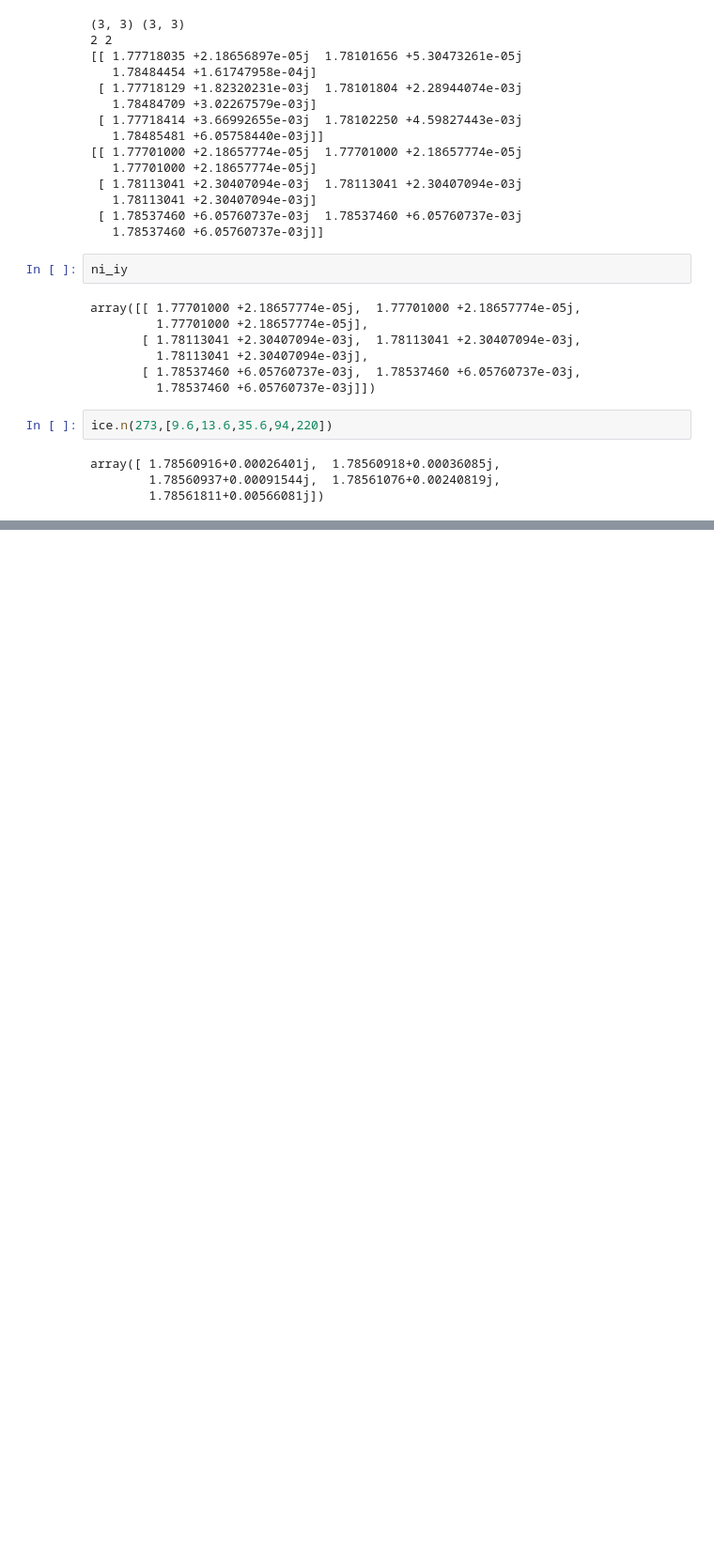
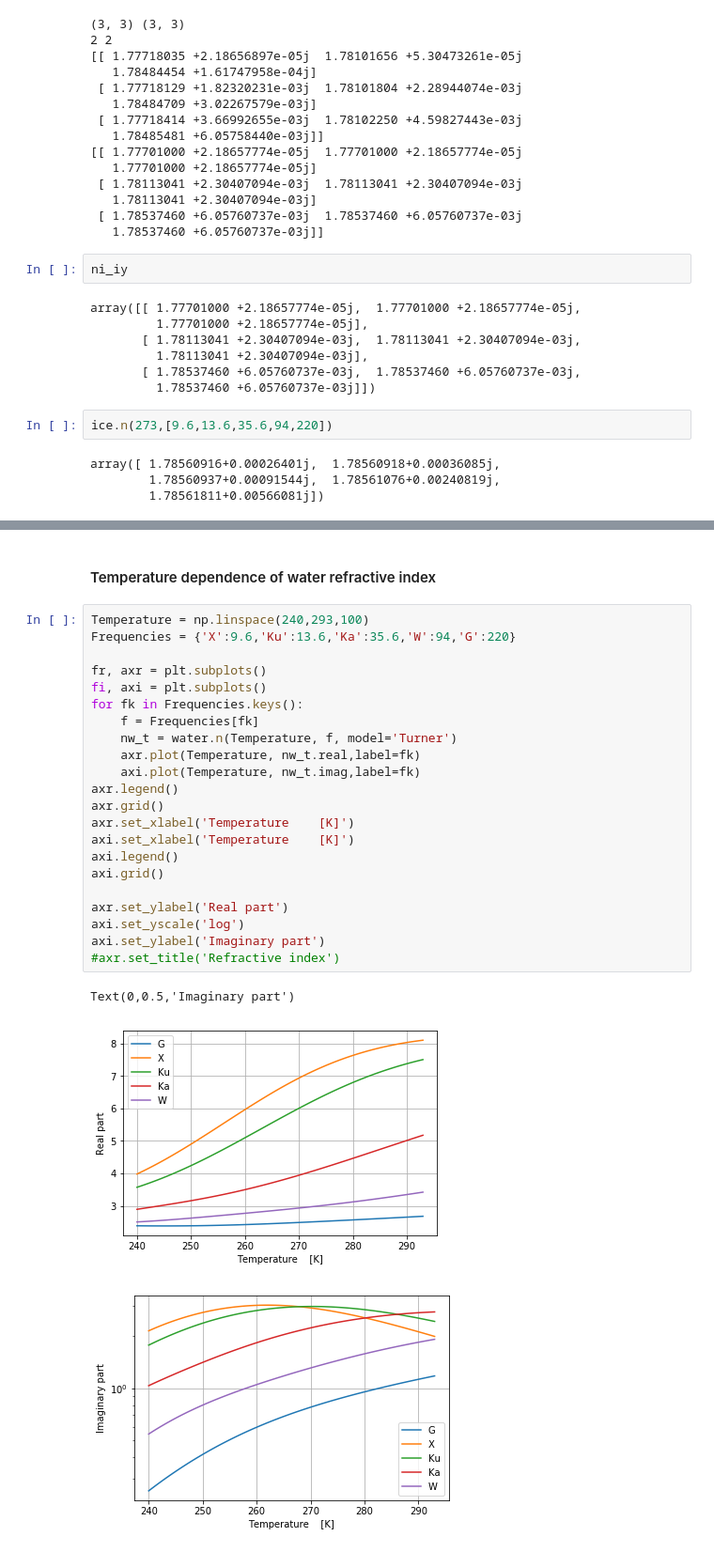
Before and after one commit to maahn/pamtra2, a Jupyter notebook: refractive/examples/plot_refractive_index_water_ice.ipynb, the cells around one changed output, grey strips where cells are left out. Shown at 94% size. Saved outputs shown, nothing was run; the diff lists cells and outputs as text; blank space fills up the shorter version.

```diff
--- a/refractive/examples/plot_refractive_index_water_ice.ipynb
+++ b/refractive/examples/plot_refractive_index_water_ice.ipynb
@@ -145,0 +208,28 @@ array([ 7.19256101+2.85443576j,  6.26909509+3.00842476j,
+# %% [markdown]
+#### Temperature dependence of water refractive index
+# %%
+Temperature = np.linspace(240,293,100)
+Frequencies = {'X':9.6,'Ku':13.6,'Ka':35.6,'W':94,'G':220}
+
+fr, axr = plt.subplots()
+fi, axi = plt.subplots()
+for fk in Frequencies.keys():
+    f = Frequencies[fk]
+    nw_t = water.n(Temperature, f, model='Turner')
+    axr.plot(Temperature, nw_t.real,label=fk)
+    axi.plot(Temperature, nw_t.imag,label=fk)
+axr.legend()
+axr.grid()
+axr.set_xlabel('Temperature    [K]')
+axi.set_xlabel('Temperature    [K]')
+axi.legend()
+axi.grid()
+
+axr.set_ylabel('Real part')
+axi.set_yscale('log')
+axi.set_ylabel('Imaginary part')
+#axr.set_title('Refractive index')
+# %% [output]
+Text(0,0.5,'Imaginary part')
+[figure, added]
+[figure, added]
```
Also changed, not shown: parts of 13 cells of this notebook, 1 other file.
